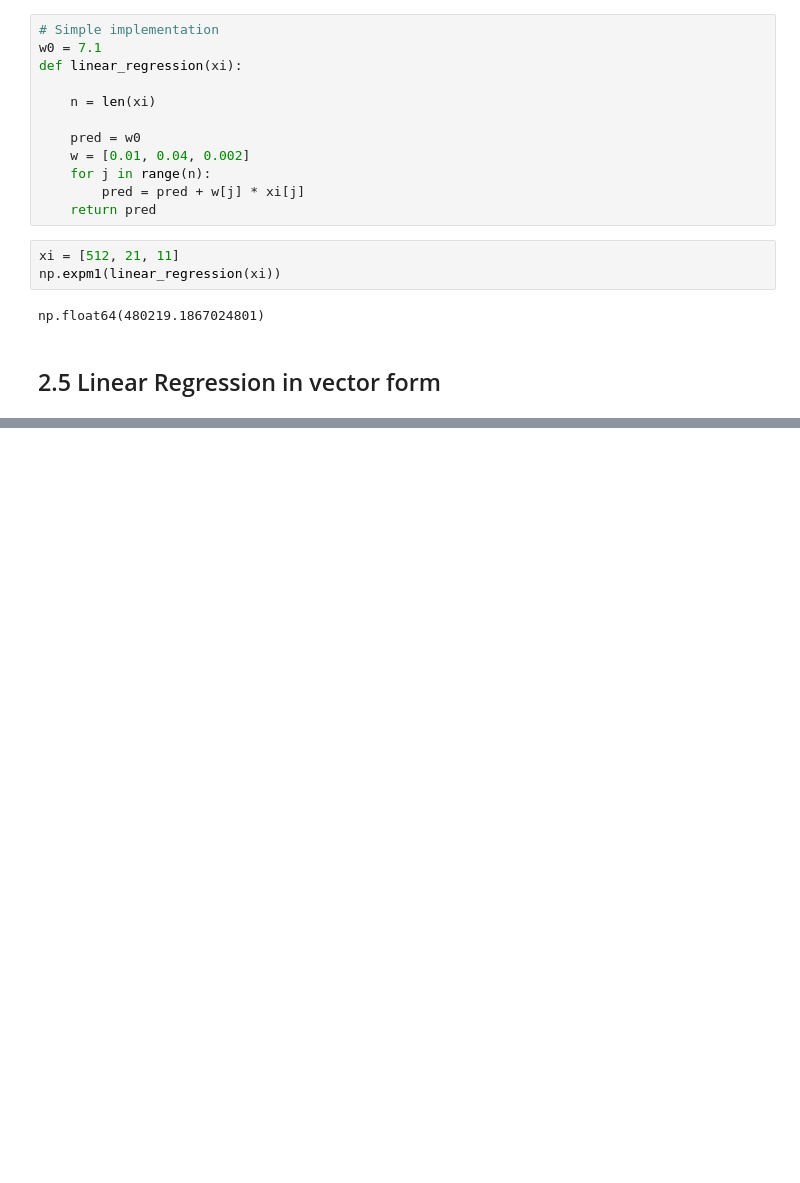
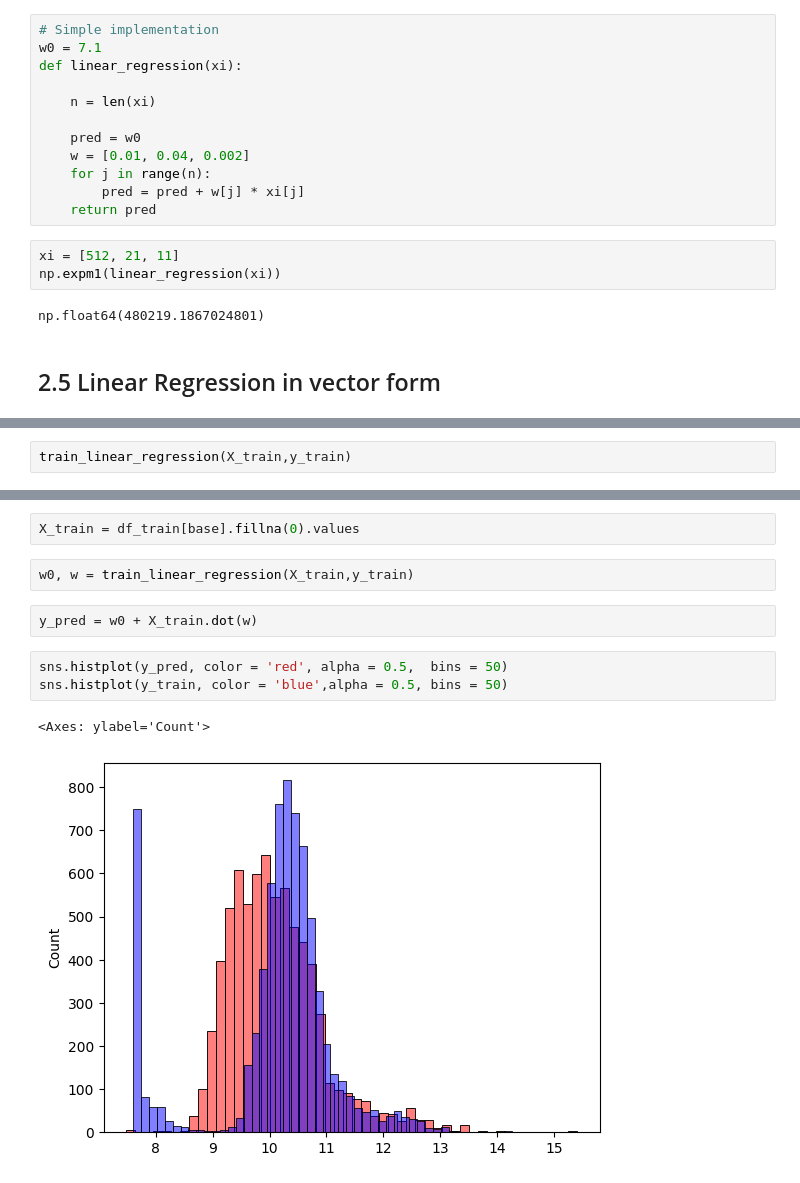
Before and after one commit to cyriljason7/machine-learning-zoomcamp-homework, a Jupyter notebook: 02-regression/02-car_price.ipynb, the cells around one changed output, grey strips where cells are left out. Drawn from its saved outputs; the diff is of its cells as text; blank space fills up the shorter version.

Commit message:
add base line model for car price

```diff
--- a/02-regression/02-car_price.ipynb
+++ b/02-regression/02-car_price.ipynb
@@ -204,0 +272,2 @@ np.float64(480219.1867024801)
+# %%
+train_linear_regression(X_train,y_train)
@@ -204,0 +285,12 @@ np.float64(480219.1867024801)
+# %%
+X_train = df_train[base].fillna(0).values
+# %%
+w0, w = train_linear_regression(X_train,y_train)
+# %%
+y_pred = w0 + X_train.dot(w)
+# %%
+sns.histplot(y_pred, color = 'red', alpha = 0.5,  bins = 50)
+sns.histplot(y_train, color = 'blue',alpha = 0.5, bins = 50)
+# %% [output]
+<Axes: ylabel='Count'>
+[figure, added]
```
Also changed, not shown: parts of 13 cells of this notebook.
